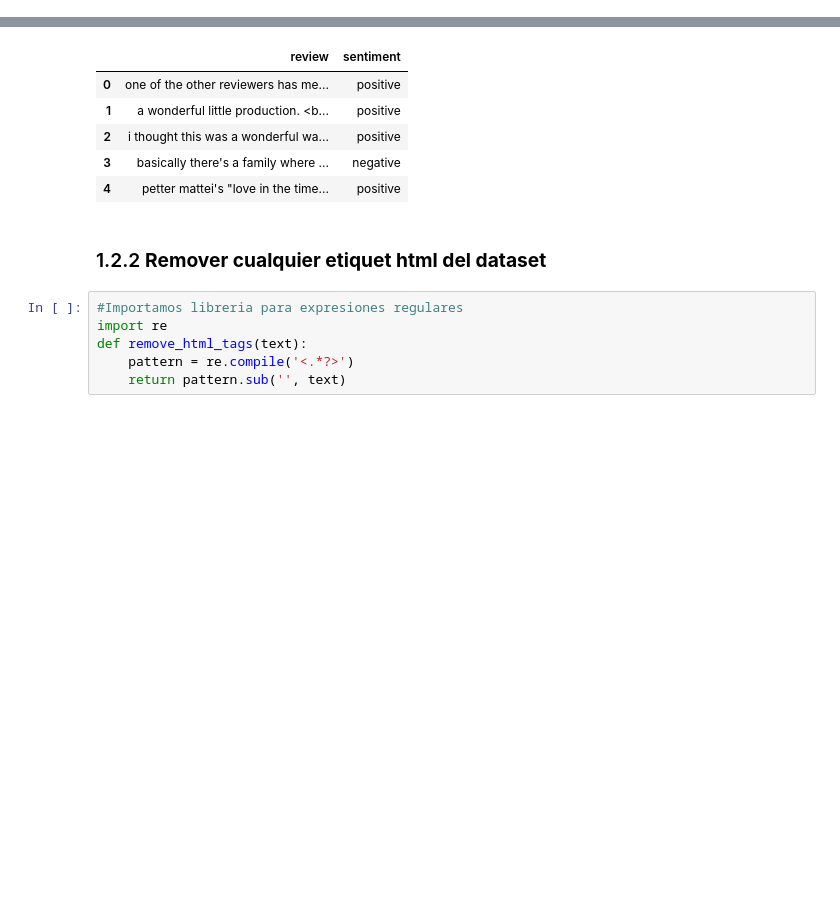
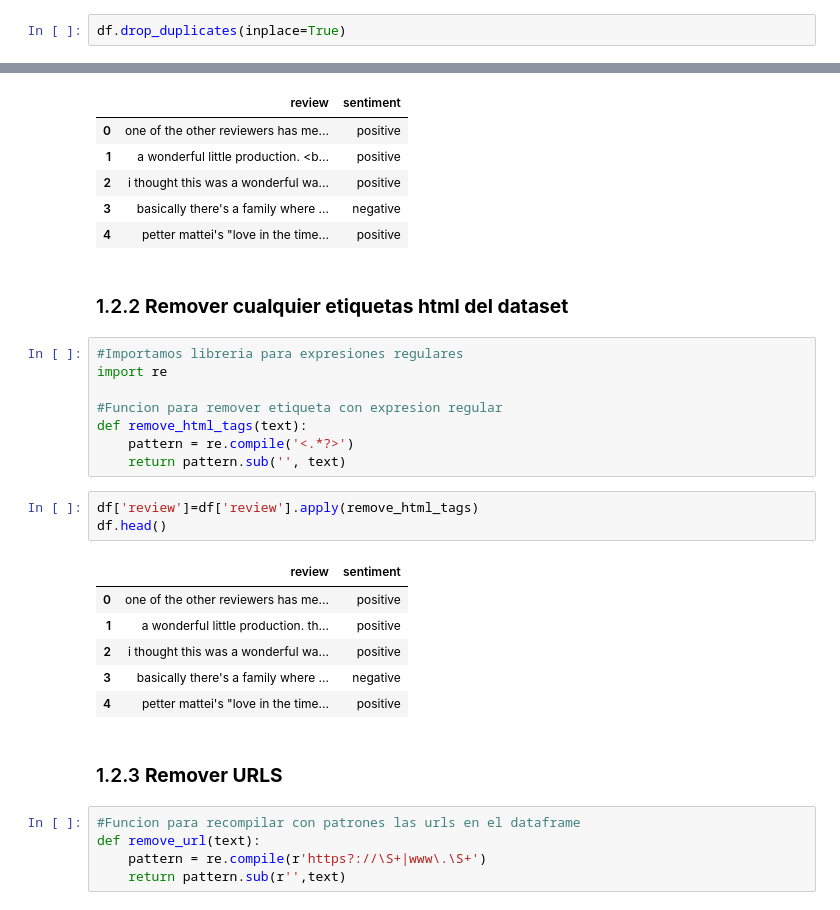
Before and after one commit to Milocam35/movies-proyect, a Jupyter notebook: notebooks/analyze_results.ipynb, the cells around one changed output, grey strips where cells are left out. Drawn from its saved outputs; the diff is of its cells as text; blank space fills up the shorter version.

```diff
--- a/notebooks/analyze_results.ipynb
+++ b/notebooks/analyze_results.ipynb
@@ -75 +99,3 @@ Traducción realizada con la versión gratuita del traductor DeepL.com
+# %%
+df.drop_duplicates(inplace=True)
 # %% [markdown]
@@ -86,10 +112,29 @@ df.head()
 | 3 | basically there's a family where ... | negative |
 | 4 | petter mattei's "love in the time... | positive |
 # %% [markdown]
-### 1.2.2 **Remover cualquier etiquet html del dataset**
+### 1.2.2 **Remover cualquier etiquetas html del dataset**
 # %%
 #Importamos libreria para expresiones regulares
 import re
+
+#Funcion para remover etiqueta con expresion regular
 def remove_html_tags(text):
     pattern = re.compile('<.*?>')
     return pattern.sub('', text)
+# %%
+df['review']=df['review'].apply(remove_html_tags)
+df.head()
+# %% [output]
+|  | review | sentiment |
+| 0 | one of the other reviewers has me... | positive |
+| 1 | a wonderful little production. th... | positive |
+| 2 | i thought this was a wonderful wa... | positive |
+| 3 | basically there's a family where ... | negative |
+| 4 | petter mattei's "love in the time... | positive |
+# %% [markdown]
+### 1.2.3 **Remover URLS**
+# %%
+#Funcion para recompilar con patrones las urls en el dataframe
+def remove_url(text):
+    pattern = re.compile(r'https?://\S+|www\.\S+')
+    return pattern.sub(r'',text)
```
Also changed, not shown: parts of 36 cells of this notebook, 5 other files.
